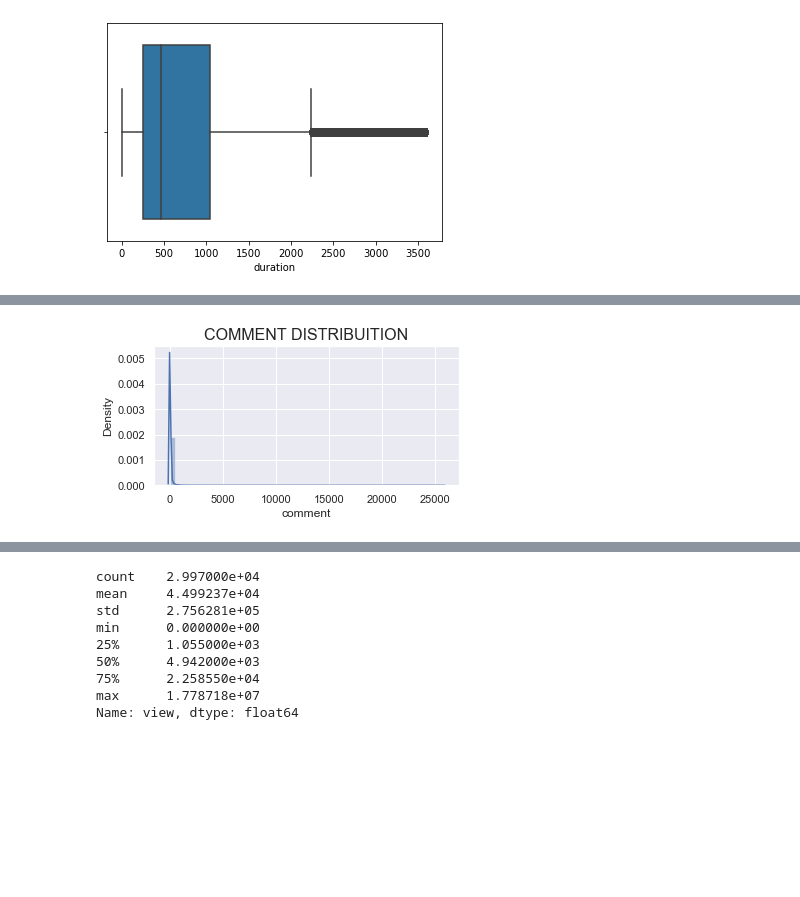
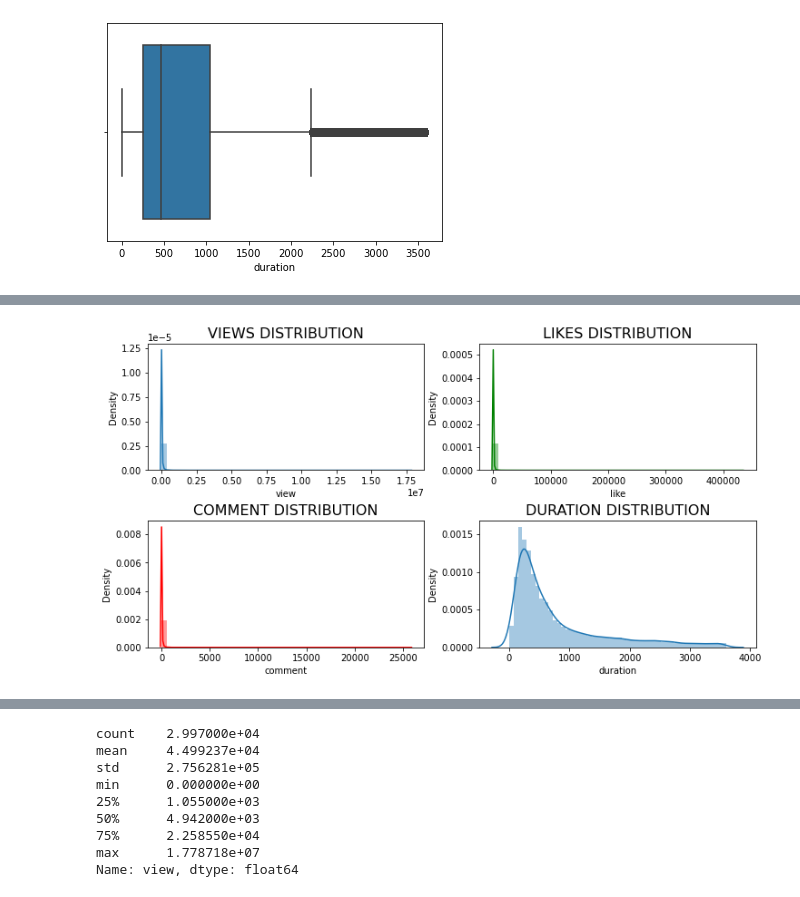
Before and after one commit to lanvymai/Youtube-Videos-View, a Jupyter notebook: YoutubeFinalProject.ipynb, the cells around one changed output, grey strips where cells are left out. Cells and saved outputs as stored; diff of their text form; code cells hidden in the pictures; blank space fills up the shorter version.

```diff
--- a/YoutubeFinalProject.ipynb
+++ b/YoutubeFinalProject.ipynb
@@ -315,5 +304,0 @@ KeyError: '[42605] not found in axis'
-# %%
-#drop categories that we do not use in our analysis (only use categoryid 27.0,28.0,26.0,22.0)
-df2.drop(df1.index[(df2['categoryid'] != 27.0) & (df2['categoryid'] != 28.0) &
-                (df2['categoryid'] != 26.0) & (df2['categoryid'] != 22.0)], inplace = True)
-df2['categoryid'].value_counts()
@@ -335,3 +318,9 @@ df2
 | 44259 | 22.0 | People & Blogs | 139.0 | hd | False | 1938.0 | 23.0 | 0.0 | 1.0 | ... |
 | 44260 | 22.0 | People & Blogs | 124.0 | hd | False | 173.0 | 1.0 | 0.0 | 0.0 | ... |
 43401 rows × 19 columns
+# %%
+#drop categories that we do not use in our analysis (only use categoryid 27.0,28.0,26.0,22.0)
+df2.drop(df2.index[(df2['categoryid'] != 27.0) & (df2['categoryid'] != 28.0) &
+                (df2['categoryid'] != 26.0) & (df2['categoryid'] != 22.0)], inplace = True)
+# %%
+df2.drop(df2.index[(df2['duration']==0)], inplace = True)
@@ -465,8 +479,3 @@ sns.boxplot(data=df2,x='duration')
 plt.show()
 # %% [output]
 [figure]
-# %%
-df2['view_log'] = np.log(df2['view']+1)
-df2['like_log'] = np.log(df2['like']+1)
-df2['dislike_log'] = np.log(df2['dislike']+1)
-df2['comment_log'] = np.log(df2['comment']+1)
@@ -473,12 +491,25 @@ df2['comment_log'] = np.log(df2['comment']+1)
 # %%
+#Distribution
 plt.figure(figsize = (12,6))
 
 plt.subplot(221)
-g1 = sns.distplot(df2['comment'])
-g1.set_title("COMMENT DISTRIBUTION", fontsize=16)
+g1 = sns.distplot(df2['view'])
+g1.set_title("VIEWS DISTRIBUTION", fontsize=16)
+
+plt.subplot(222)
+g2 = sns.distplot(df2['like'],color='green')
+g2.set_title('LIKES DISTRIBUTION', fontsize=16)
+
+plt.subplot(223)
+g3 = sns.distplot(df2['comment'], color='r')
+g3.set_title("COMMENT DISTRIBUTION", fontsize=16)
+
+plt.subplot(224)
+g4 = sns.distplot(df2['duration'])
+g4.set_title("DURATION DISTRIBUTION", fontsize=16)
 
 plt.subplots_adjust(wspace = 0.2, hspace = 0.4,top = 0.9)
 
 plt.show()
 # %% [output]
-[figure, old version]
+[figure, new version]
```
Also changed, not shown: parts of 57 cells of this notebook.
